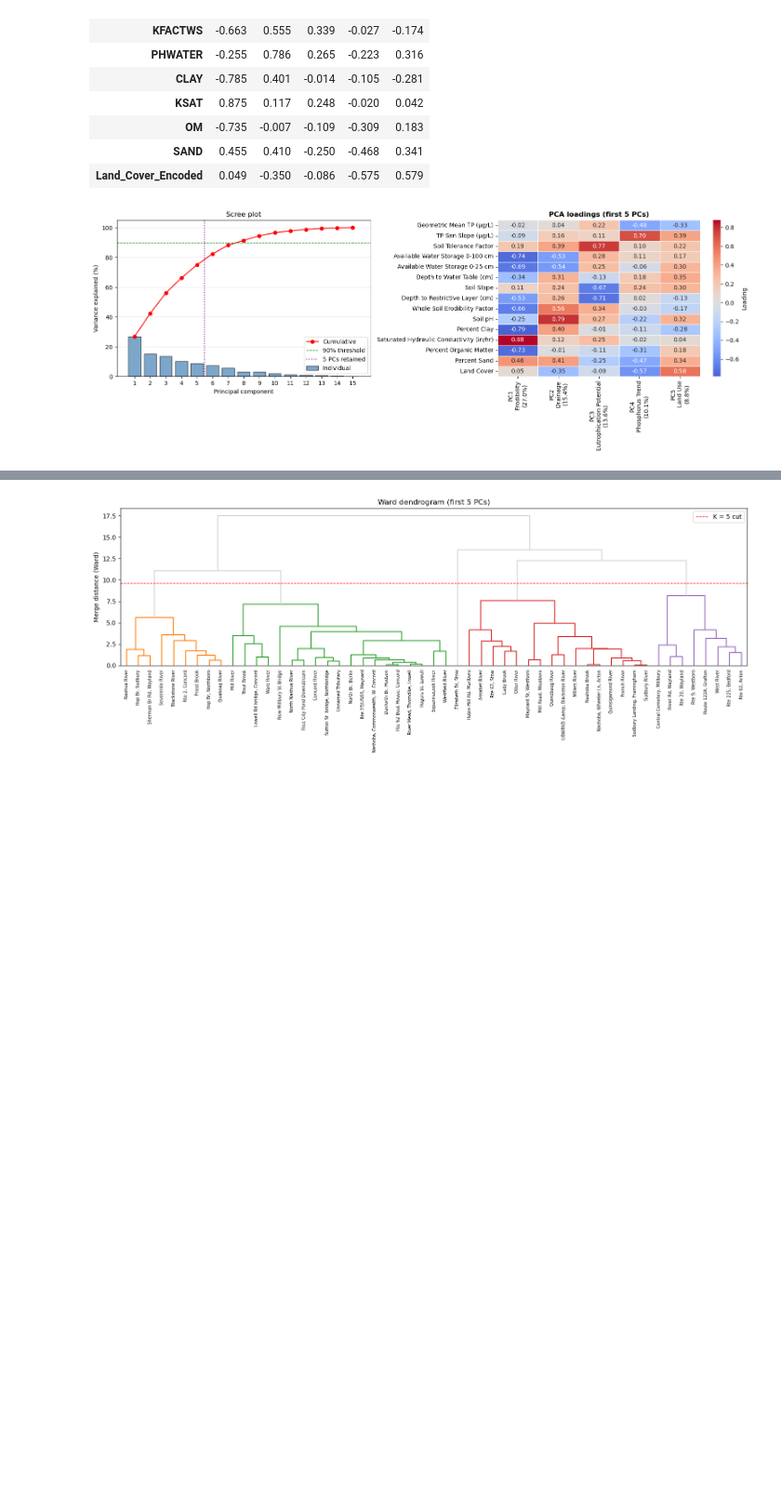
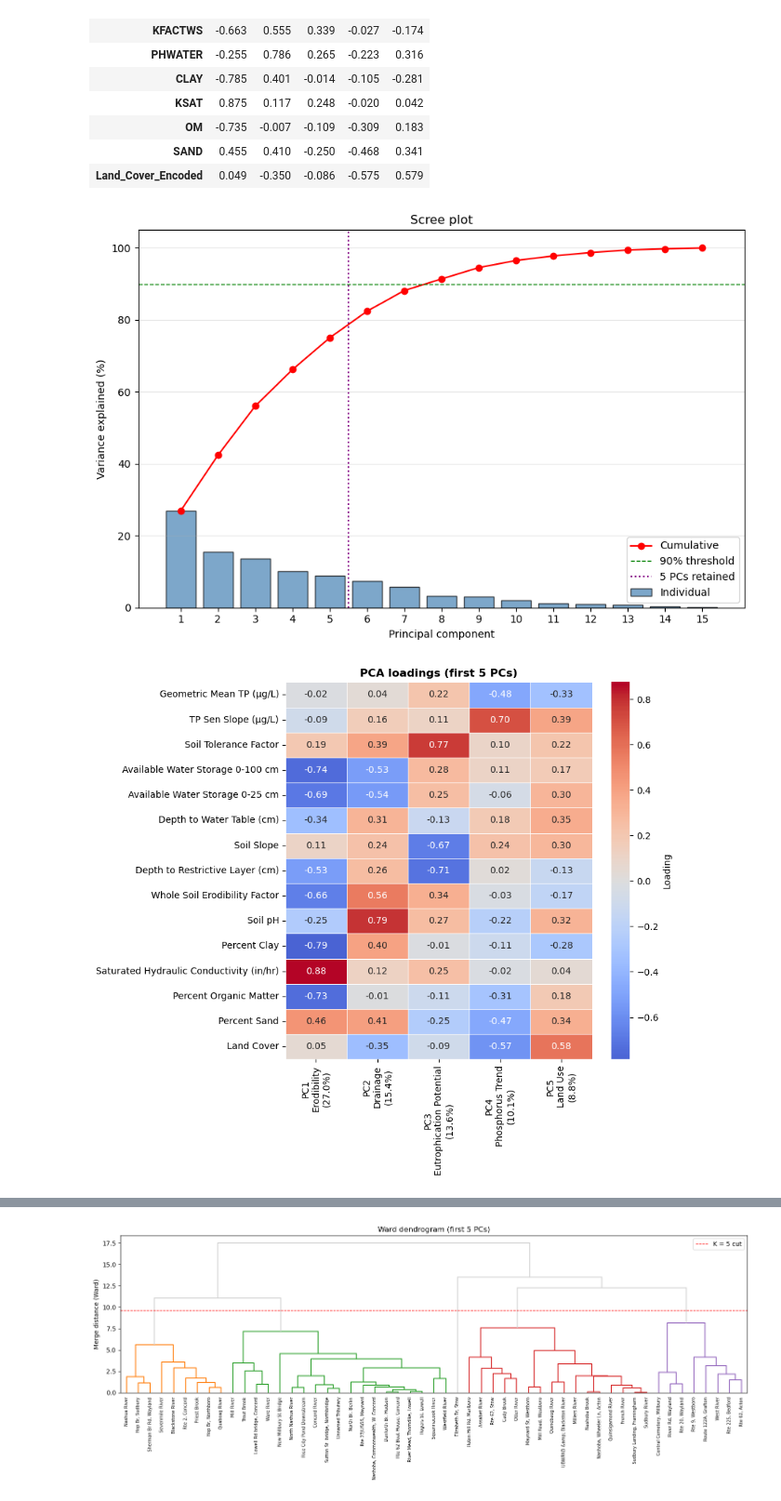
Before and after one commit to narslab/stream-station-typology, a Jupyter notebook: bin/ss-typology.ipynb, the cells around one changed output, grey strips where cells are left out. Shown at 93% size. Saved outputs shown, nothing was run; the diff lists cells and outputs as text; code cells hidden in the pictures; blank space fills up the shorter version.

```diff
--- a/bin/ss-typology.ipynb
+++ b/bin/ss-typology.ipynb
@@ -31,8 +31,10 @@ from sklearn.metrics import (silhouette_score, silhouette_samples,
 ROOT = Path.cwd()
 ROOT = ROOT.parent if ROOT.name == "bin" else ROOT
 DATA = ROOT / "data" / "tidy" / "MA_Combined_streams_TP_soil_LULC_within_50m(in).csv"
-OUT = ROOT / "results"
-OUT.mkdir(exist_ok=True)
+OUT = ROOT / "results"        # data artifacts: CSV + joblib
+FIG = ROOT / "figures"        # all plots
+for _d in (OUT, FIG):
+    _d.mkdir(exist_ok=True)
 
 FEATURES = ["GMeanTP", "sen_slope", "TFACTOR", "AWS100", "AWS25", "DEP2WATTBL",
             "SLOPE_1", "CM2RESLYR", "KFACTWS", "PHWATER", "CLAY", "KSAT", "OM",
@@ -186,34 +188,41 @@ PCs needed for 90% cumulative variance: 8
 | SAND | 0.455 | 0.410 | -0.250 | -0.468 | 0.341 |
 | Land_Cover_Encoded | 0.049 | -0.350 | -0.086 | -0.575 | 0.579 |
 # %%
-# --- PCA visualization: scree plot + loadings heatmap ---
+# --- PCA visualization: scree plot and loadings heatmap (saved separately) ---
 pcs = np.arange(1, pca.n_components_ + 1)
 vpct = pca.explained_variance_ratio_ * 100
 cum = np.cumsum(vpct)
 
-fig, axes = plt.subplots(1, 2, figsize=(16, 6))
-axes[0].bar(pcs, vpct, color="steelblue", edgecolor="black", alpha=.7, label="Individual")
-axes[0].plot(pcs, cum, "ro-", label="Cumulative")
-axes[0].axhline(90, color="green", ls="--", lw=1, label="90% threshold")
-axes[0].axvline(N_PCS_CLUSTER + .5, color="purple", ls=":", lw=1.5,
-                label=f"{N_PCS_CLUSTER} PCs retained")
-axes[0].set(xlabel="Principal component", ylabel="Variance explained (%)", title="Scree plot")
-axes[0].set_xticks(pcs)
-axes[0].legend()
-axes[0].grid(axis="y", alpha=.3)
+# Scree plot
+fig, ax = plt.subplots(figsize=(9, 6))
+ax.bar(pcs, vpct, color="steelblue", edgecolor="black", alpha=.7, label="Individual")
+ax.plot(pcs, cum, "ro-", label="Cumulative")
+ax.axhline(90, color="green", ls="--", lw=1, label="90% threshold")
+ax.axvline(N_PCS_CLUSTER + .5, color="purple", ls=":", lw=1.5,
+           label=f"{N_PCS_CLUSTER} PCs retained")
+ax.set(xlabel="Principal component", ylabel="Variance explained (%)", title="Scree plot")
+ax.set_xticks(pcs)
+ax.legend()
+ax.grid(axis="y", alpha=.3)
+fig.tight_layout()
+fig.savefig(FIG / "scree.png", dpi=200)
+plt.show()
 
+# Loadings heatmap
 disp = loadings.iloc[:, :N_PCS_CLUSTER].copy()
 disp.index = [VARIABLE_LABELS.get(f, f) for f in disp.index]
 disp.columns = [f"{c}\n{PC_NAMES.get(c, '')}\n({v:.1f}%)"
                 for c, v in zip(disp.columns, vpct)]
+fig, ax = plt.subplots(figsize=(9, 8))
 sns.heatmap(disp, cmap="coolwarm", center=0, annot=True, fmt=".2f", linewidths=.5,
-            cbar_kws={"label": "Loading"}, ax=axes[1])
-axes[1].set_title(f"PCA loadings (first {N_PCS_CLUSTER} PCs)", fontweight="bold")
+            cbar_kws={"label": "Loading"}, ax=ax)
+ax.set_title(f"PCA loadings (first {N_PCS_CLUSTER} PCs)", fontweight="bold")
 fig.tight_layout()
-fig.savefig(OUT / "pca_overview.png", dpi=200)
+fig.savefig(FIG / "loadings-heatmap.png", dpi=200)
 plt.show()
 # %% [output]
-[figure, old version]
+[figure, new version]
+[figure, added]
 # %%
 # --- Clustering helpers (shared by both methods) ---
 Z = scores[:, :N_PCS_CLUSTER]        # cluster on the first 5 PCs
```
Also changed, not shown: parts of 7 cells of this notebook, 15 other files.
